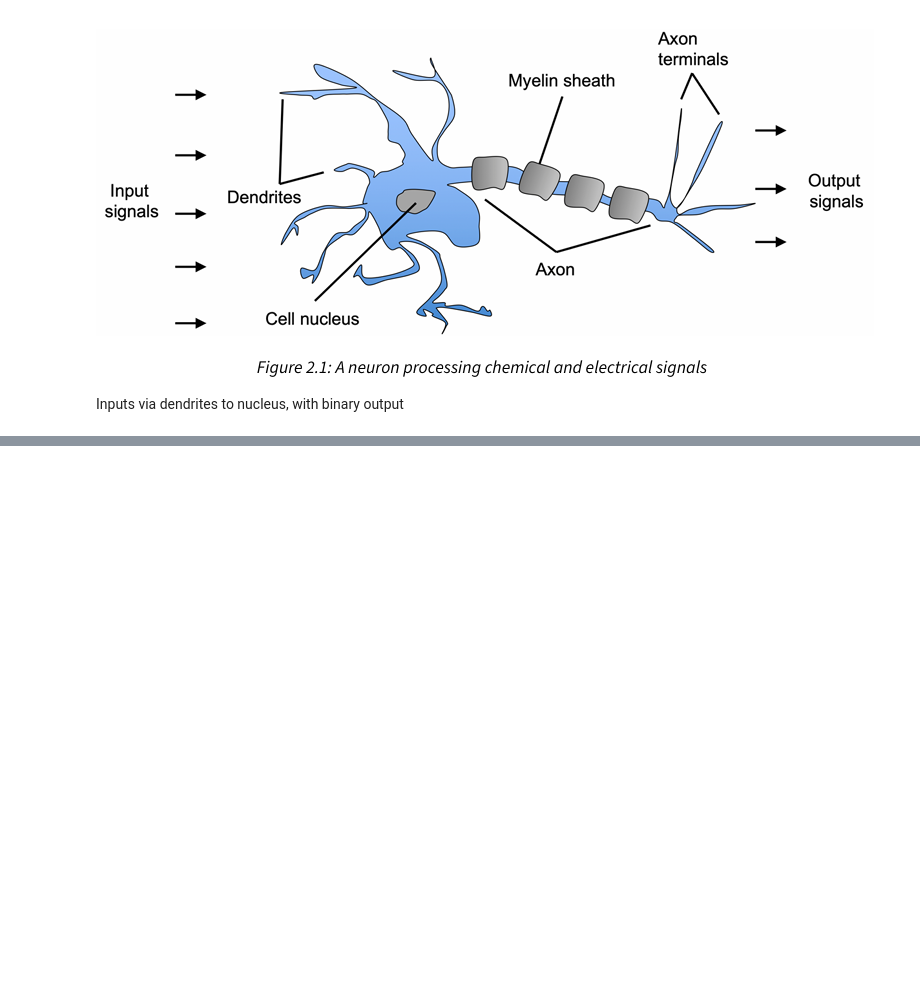
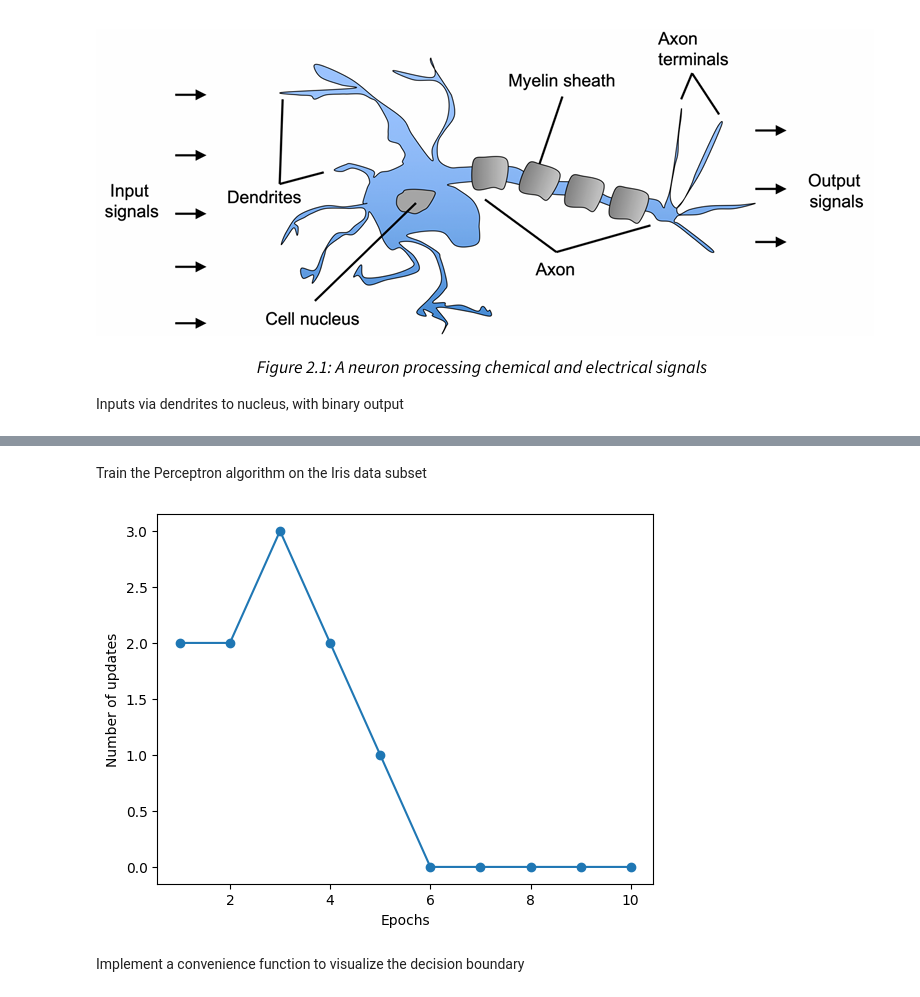
Before and after one commit to phillipscarroll/mlClassesTraining, a Jupyter notebook: PyTorch_and_Scikit-Learn_Book/Chapter_2.ipynb, the cells around one changed output, grey strips where cells are left out. Cells and saved outputs as stored; diff of their text form; code cells hidden in the pictures; blank space fills up the shorter version.

```diff
--- a/PyTorch_and_Scikit-Learn_Book/Chapter_2.ipynb
+++ b/PyTorch_and_Scikit-Learn_Book/Chapter_2.ipynb
@@ -27,8 +27,9 @@ class Perceptron:
     def fit(self, X, y):
         rgen = np.random.RandomState(self.random_state)
         self.w_ = rgen.normal(loc=0.0, scale=0.01, size=X.shape[1])
-        self.b_ = np_float_(0.)
+        self.b_ = np.float_(0.)
         self.errors_ = [] # when you add _ to the end of a variable name, it means that it is a private variable
+
         for _ in range(self.n_iter): # _ is a throwaway variable
             errors = 0
             for xi, target in zip(X, y):
@@ -46,0 +107,18 @@ class Perceptron:
+# %% [markdown]
+Train the Perceptron algorithm on the Iris data subset
+# %%
+# eta is the learning rate, n_iter is the number of iterations
+ppn = Perceptron(eta=0.1, n_iter=10)
+# fit is a function that trains the model, X is the input data, y is the target data
+ppn.fit(X, y)
+# plot the number of errors in each iteration
+# ppn.errors_ has a _ at the end because it is a private variable
+# private variables are not supposed to be accessed directly
+plt.plot(range(1, len(ppn.errors_) + 1), ppn.errors_, marker='o')
+plt.xlabel('Epochs')
+plt.ylabel('Number of updates')
+plt.show()
+# %% [output]
+[figure, added]
+# %% [markdown]
+Implement a convenience function to visualize the decision boundary
```
Also changed, not shown: parts of 10 cells of this notebook, 1 other file.
